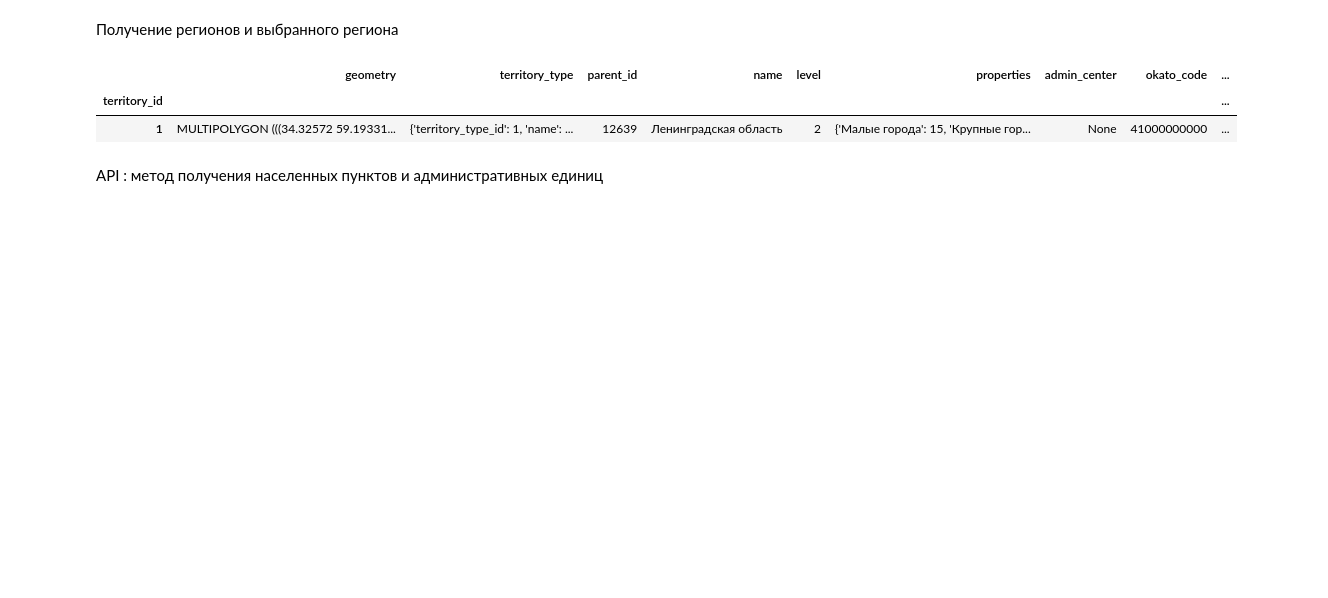
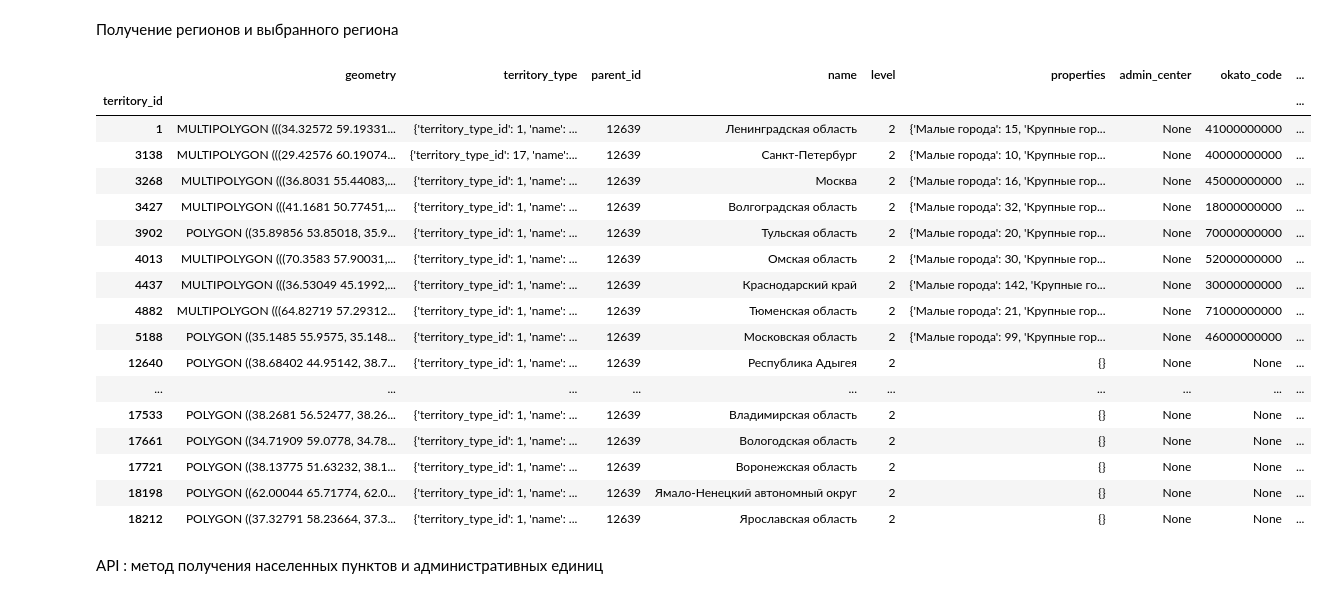
Before and after one commit to aimclub/blocksnet, a Jupyter notebook: examples/test.ipynb, the cells around one changed output. Drawn from its saved outputs; the diff is of its cells as text; code cells hidden in the pictures; blank space fills up the shorter version.

```diff
--- a/examples/test.ipynb
+++ b/examples/test.ipynb
@@ -7,12 +7,27 @@ ts_api = TransportFramesAPI("http://10.32.1.65:5700")
 Получение регионов и выбранного региона
 # %%
 regions = await urban_api.get_regions()
-region = regions[regions.index == 1]
-region
+# region = regions[regions.index == 1]
+regions
 # %% [output]
 |  | geometry | territory_type | parent_id | name | level | properties | admin_center | okato_code | ... |
 | territory_id |  |  |  |  |  |  |  |  | ... |
 | 1 | MULTIPOLYGON (((34.32572 59.19331... | {'territory_type_id': 1, 'name': ... | 12639 | Ленинградская область | 2 | {'Малые города': 15, 'Крупные гор... | None | 41000000000 | ... |
+| 3138 | MULTIPOLYGON (((29.42576 60.19074... | {'territory_type_id': 17, 'name':... | 12639 | Санкт-Петербург | 2 | {'Малые города': 10, 'Крупные гор... | None | 40000000000 | ... |
+| 3268 | MULTIPOLYGON (((36.8031 55.44083,... | {'territory_type_id': 1, 'name': ... | 12639 | Москва | 2 | {'Малые города': 16, 'Крупные гор... | None | 45000000000 | ... |
+| 3427 | MULTIPOLYGON (((41.1681 50.77451,... | {'territory_type_id': 1, 'name': ... | 12639 | Волгоградская область | 2 | {'Малые города': 32, 'Крупные гор... | None | 18000000000 | ... |
+| 3902 | POLYGON ((35.89856 53.85018, 35.9... | {'territory_type_id': 1, 'name': ... | 12639 | Тульская область | 2 | {'Малые города': 20, 'Крупные гор... | None | 70000000000 | ... |
+| 4013 | MULTIPOLYGON (((70.3583 57.90031,... | {'territory_type_id': 1, 'name': ... | 12639 | Омская область | 2 | {'Малые города': 30, 'Крупные гор... | None | 52000000000 | ... |
+| 4437 | MULTIPOLYGON (((36.53049 45.1992,... | {'territory_type_id': 1, 'name': ... | 12639 | Краснодарский край | 2 | {'Малые города': 142, 'Крупные го... | None | 30000000000 | ... |
+| 4882 | MULTIPOLYGON (((64.82719 57.29312... | {'territory_type_id': 1, 'name': ... | 12639 | Тюменская область | 2 | {'Малые города': 21, 'Крупные гор... | None | 71000000000 | ... |
+| 5188 | POLYGON ((35.1485 55.9575, 35.148... | {'territory_type_id': 1, 'name': ... | 12639 | Московская область | 2 | {'Малые города': 99, 'Крупные гор... | None | 46000000000 | ... |
+| 12640 | POLYGON ((38.68402 44.95142, 38.7... | {'territory_type_id': 1, 'name': ... | 12639 | Республика Адыгея | 2 | {} | None | None | ... |
+| ... | ... | ... | ... | ... | ... | ... | ... | ... | ... |
+| 17533 | POLYGON ((38.2681 56.52477, 38.26... | {'territory_type_id': 1, 'name': ... | 12639 | Владимирская область | 2 | {} | None | None | ... |
+| 17661 | POLYGON ((34.71909 59.0778, 34.78... | {'territory_type_id': 1, 'name': ... | 12639 | Вологодская область | 2 | {} | None | None | ... |
+| 17721 | POLYGON ((38.13775 51.63232, 38.1... | {'territory_type_id': 1, 'name': ... | 12639 | Воронежская область | 2 | {} | None | None | ... |
+| 18198 | POLYGON ((62.00044 65.71774, 62.0... | {'territory_type_id': 1, 'name': ... | 12639 | Ямало-Ненецкий автономный округ | 2 | {} | None | None | ... |
+| 18212 | POLYGON ((37.32791 58.23664, 37.3... | {'territory_type_id': 1, 'name': ... | 12639 | Ярославская область | 2 | {} | None | None | ... |
 # %% [markdown]
 API : метод получения населенных пунктов и административных единиц
 # %%
```
Also changed, not shown: parts of 5 cells of this notebook, 28 other files.
